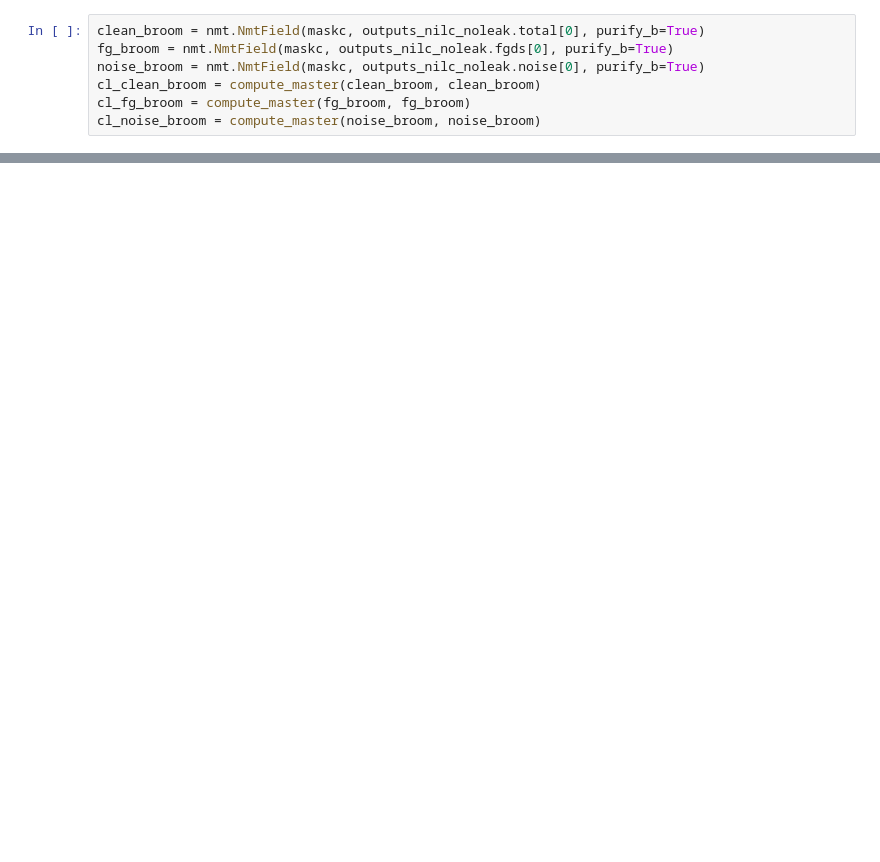
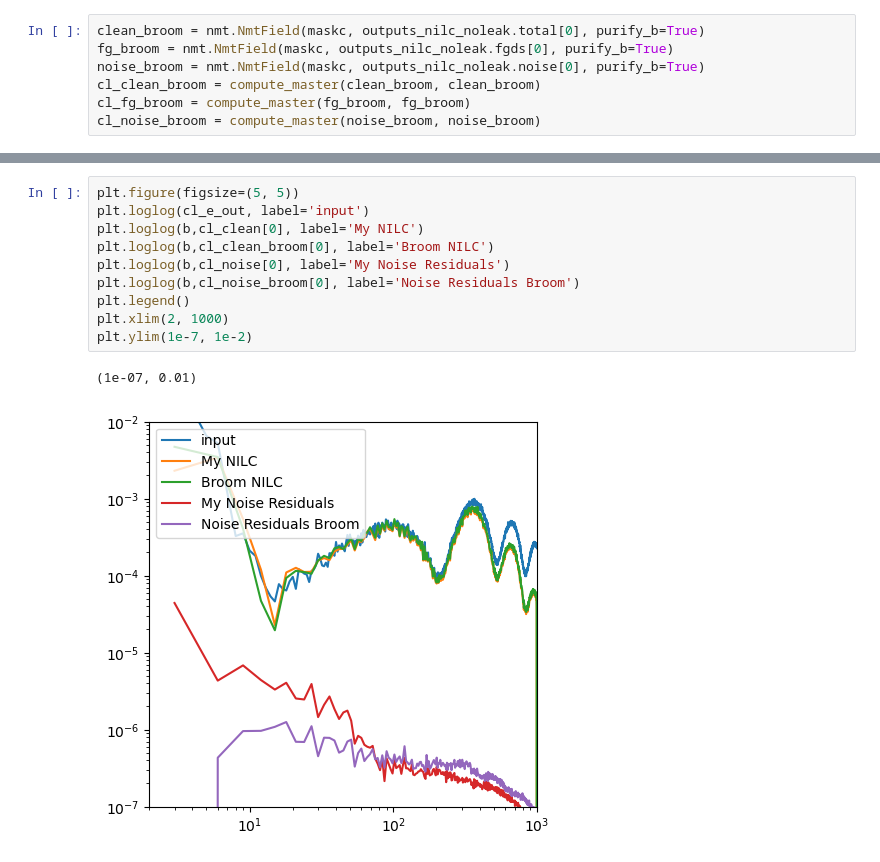
Before and after one commit to antolonappan/PyNILC, a Jupyter notebook: examples/nilc_masked.ipynb, the cells around one changed output, grey strips where cells are left out. Saved outputs shown, nothing was run; the diff lists cells and outputs as text; blank space fills up the shorter version.

```diff
--- a/examples/nilc_masked.ipynb
+++ b/examples/nilc_masked.ipynb
@@ -238,0 +273,13 @@ plt.ylim(1e-9, 1e-3)
+# %%
+plt.figure(figsize=(5, 5))
+plt.loglog(cl_e_out, label='input')
+plt.loglog(b,cl_clean[0], label='My NILC')
+plt.loglog(b,cl_clean_broom[0], label='Broom NILC')
+plt.loglog(b,cl_noise[0], label='My Noise Residuals')
+plt.loglog(b,cl_noise_broom[0], label='Noise Residuals Broom')
+plt.legend()
+plt.xlim(2, 1000)
+plt.ylim(1e-7, 1e-2)
+# %% [output]
+(1e-07, 0.01)
+[figure, added]
```
Also changed, not shown: parts of 15 cells of this notebook, 1 other file.
